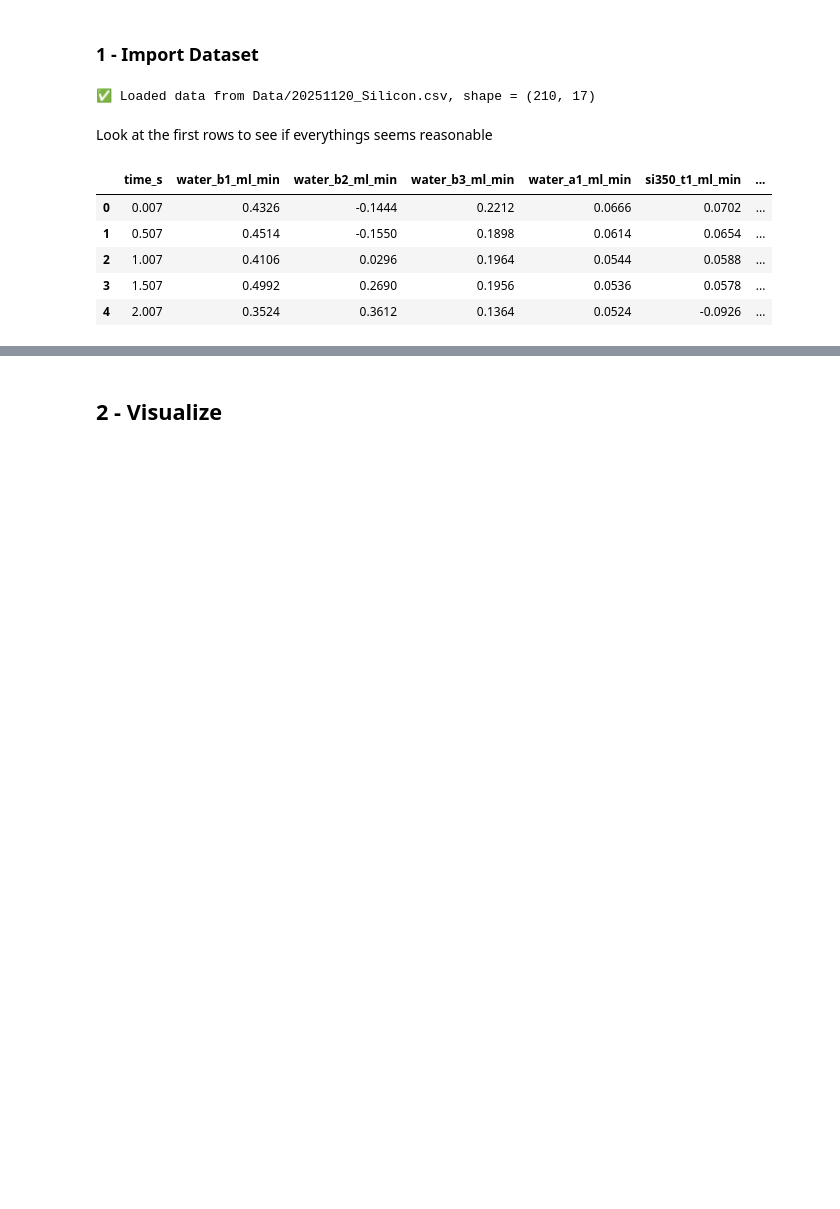
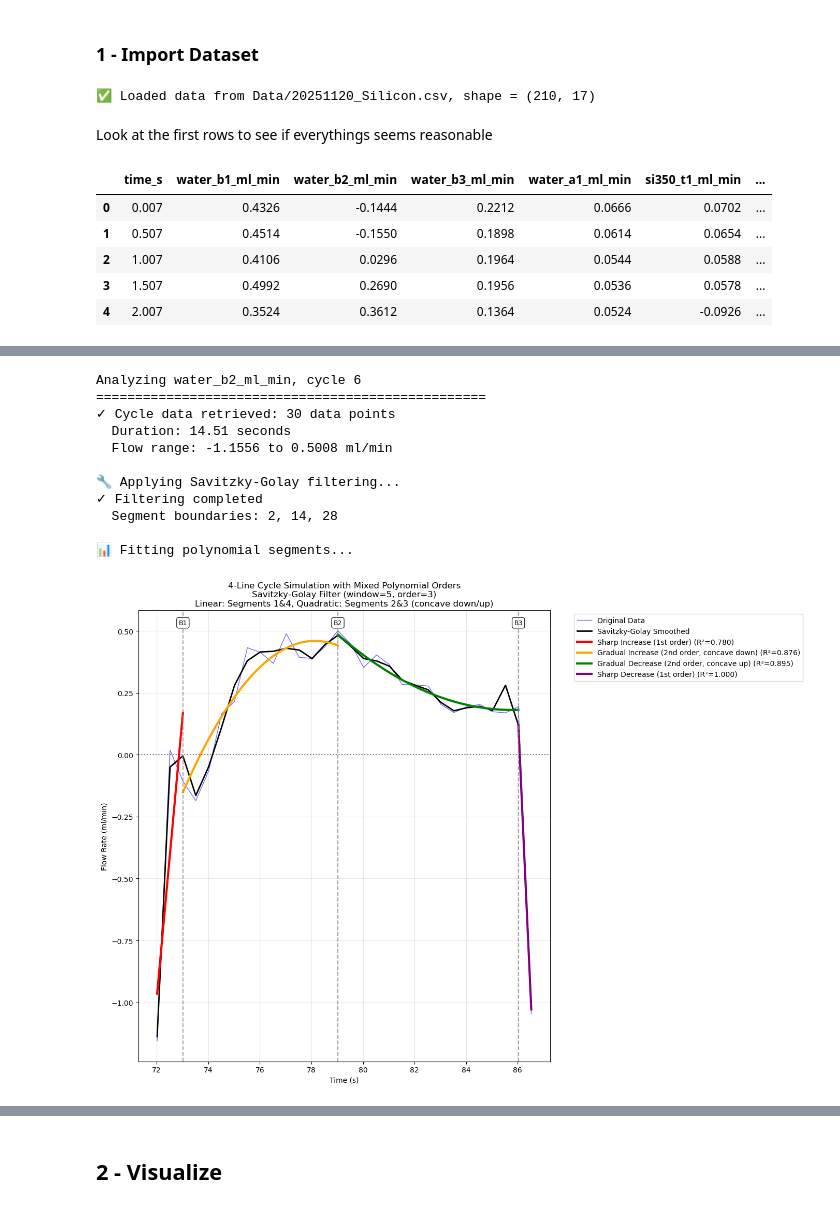
Before and after one commit to mahdi-rstgr/Micro_Liquid_Handling, a Jupyter notebook: Applications/Viscosity_estimation/flow_curve_analysis.ipynb, the cells around one changed output, grey strips where cells are left out. Cells and saved outputs as stored; diff of their text form; code cells hidden in the pictures; blank space fills up the shorter version.

```diff
--- a/Applications/Viscosity_estimation/flow_curve_analysis.ipynb
+++ b/Applications/Viscosity_estimation/flow_curve_analysis.ipynb
@@ -37,0 +665,74 @@ df.head()
+# %%
+# Example: Analyze a single cycle with the two new functions
+
+# Select a sample and cycle to analyze
+sample_name = 'water_b2_ml_min'
+cycle_number = 6
+
+print(f"Analyzing {sample_name}, cycle {cycle_number}")
+print("="*50)
+
+# Step 1: Get cycle data
+cycle_data = get_cycle_data(sample_name, cycle_number)
+
+if cycle_data is None:
+    print("Could not retrieve cycle data")
+else:
+    print(f"✓ Cycle data retrieved: {len(cycle_data['cycle_time'])} data points")
+    print(f"  Duration: {cycle_data['duration']:.2f} seconds")
+    print(f"  Flow range: {min(cycle_data['cycle_flow']):.4f} to {max(cycle_data['cycle_flow']):.4f} ml/min")
+
+    # Step 2: Apply Savitzky-Golay filtering
+    print("\n🔧 Applying Savitzky-Golay filtering...")
+    filtered_data = apply_savitzky_filter(cycle_data, window_length=5, polyorder=3)
+
+    if filtered_data is None:
+        print("Filtering failed")
+    else:
+        print("✓ Filtering completed")
+        boundaries = filtered_data['boundaries']
+        print(f"  Segment boundaries: {boundaries['seg1_end']}, {boundaries['seg2_end']}, {boundaries['seg3_end']}")
+
+        # Step 3: Fit polynomial segments
+        print("\n📊 Fitting polynomial segments...")
+        simulation_result = fit_segments_to_cycle(filtered_data, plot=True)
+
+        if simulation_result is None:
+            print("Segment fitting failed")
+        else:
+            print("✓ Segment fitting completed")
+            print("\n" + "="*60)
+            print("SIMULATION RESULTS")
+            print("="*60)
+
+            # Display detailed results for each segment
+            for line_name, seg in simulation_result['segments'].items():
+                print(f"\n{seg['name']} ({seg['poly_order']}{'st' if seg['poly_order']==1 else 'rd'} order polynomial):")
+                print(f"  Time: {seg['start_time']:.2f} → {seg['end_time']:.2f} s (duration: {seg['duration']:.2f}s)")
+                print(f"  Flow: {seg['start_flow']:.4f} → {seg['end_flow']:.4f} ml/min")
+                print(f"  Slope: {seg['slope']:.4f} ml/min/s")
+                print(f"  R²: {seg['r_squared']:.4f}")
+                print(f"  Data points: {seg['data_points']}")
+
+            # Display overall statistics
+            print(f"\nOverall Statistics:")
+            stats = simulation_result['statistics']
+            print(f"  Mean R²: {stats['mean_r_squared']:.4f}")
+            print(f"  Slope range: {stats['slope_range']:.4f} ml/min/s")
+            print(f"  Total duration: {stats['total_duration']:.2f} s")
+            print(f"  Line durations: {[f'{d:.2f}s' for d in stats['line_durations']]}")
+
+            print("\n🎯 Analysis complete!")
+# %% [output]
+Analyzing water_b2_ml_min, cycle 6
+==================================================
+✓ Cycle data retrieved: 30 data points
+  Duration: 14.51 seconds
+  Flow range: -1.1556 to 0.5008 ml/min
+
+🔧 Applying Savitzky-Golay filtering...
+✓ Filtering completed
+  Segment boundaries: 2, 14, 28
+
+📊 Fitting polynomial segments...
+[figure, added]
```
Also changed, not shown: parts of 20 cells of this notebook, 1 other file.
